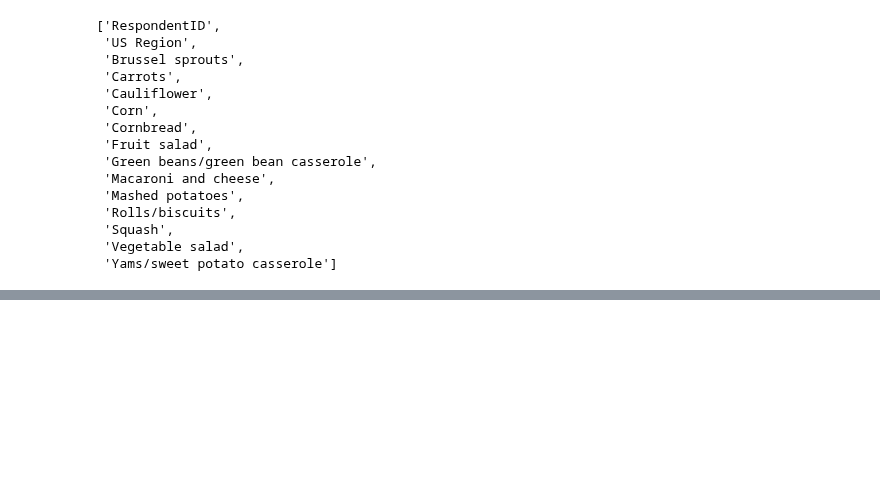
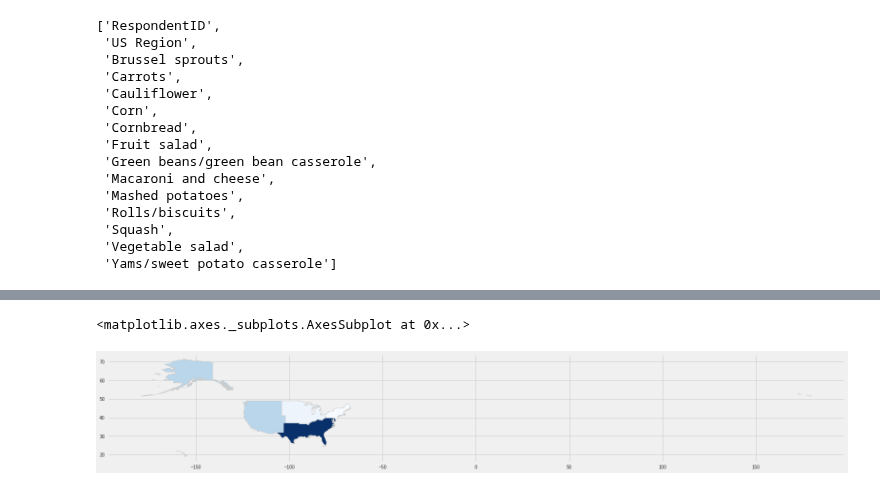
Before and after one commit to bloominstituteoftechnology/DS-Unit-1-Sprint-3-Data-Storytelling, a Jupyter notebook: module3-make-explanatory-visualizations/LS_DS_223_Make_explanatory_visualizations.ipynb, the cells around one changed output, grey strips where cells are left out. Drawn from its saved outputs; the diff is of its cells as text; code cells hidden in the pictures; blank space fills up the shorter version.

Commit message:
last attempt at replicating 'fivethirtyeight' thanksgiving graph

```diff
--- a/module3-make-explanatory-visualizations/LS_DS_223_Make_explanatory_visualizations.ipynb
+++ b/module3-make-explanatory-visualizations/LS_DS_223_Make_explanatory_visualizations.ipynb
@@ -409,0 +419,2 @@ tg_mold
+# %%
+tg_map['Name'] = tg_map['US Region']
@@ -409,0 +429,4 @@ tg_mold
+# %%
+tg_map['Salad'] = tg_map['Fruit salad'] + tg_map['Vegetable salad']
+# %%
+tg_map = tg_map[['Name', 'Brussel sprouts', 'Cauliflower', 'Corn', 'Cornbread', 'Salad', 'Green beans/green bean casserole', 'Macaroni and cheese', 'Mashed potatoes', 'Rolls/biscuits', 'Squash', 'Yams/sweet potato casserole']]
@@ -441,0 +494,13 @@ map_df.plot()
+# %%
+merged = map_df.set_index('NAME').join(tg_map.set_index('Name'))
+# %%
+variable = 'Salad'
+
+vmin, vmax = 0, 0
+
+fig, ax = plt.subplots(1, figsize=(25, 20))
+
+merged.plot(column=variable, cmap='Blues', linewidth=0.8, ax=ax, edgecolor='0.8')
+# %% [output]
+<matplotlib.axes._subplots.AxesSubplot at 0x...>
+[figure, added]
```
Also changed, not shown: parts of 11 cells of this notebook.
